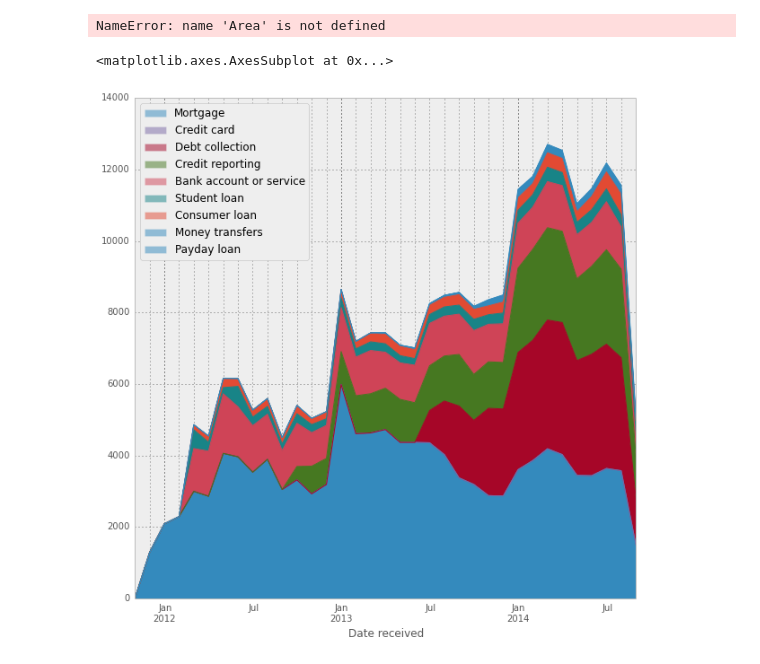
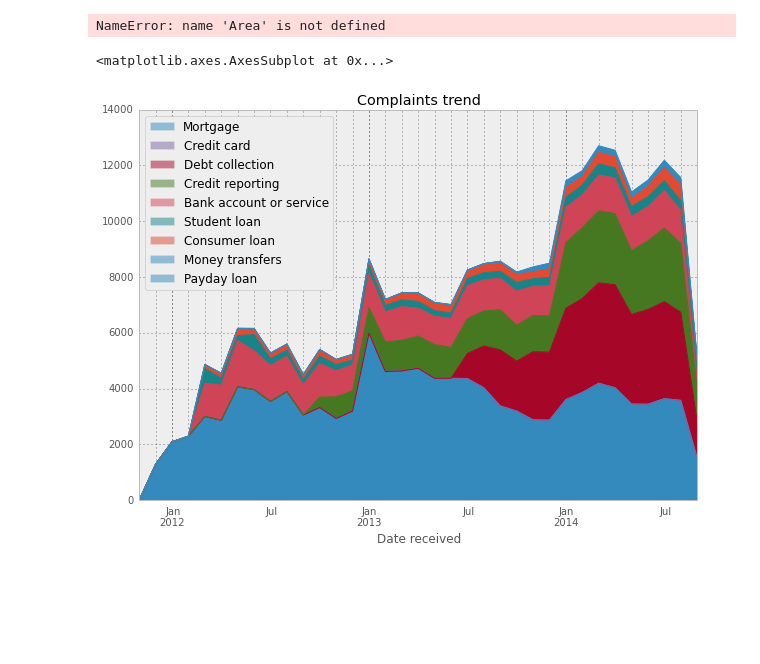
Before and after one commit to saravana76/Assignment2, a Jupyter notebook: BigData-Assignment2.ipynb, the cells around one changed output. Cells and saved outputs as stored; diff of their text form; code cells hidden in the pictures; blank space fills up the shorter version.

```diff
--- a/BigData-Assignment2.ipynb
+++ b/BigData-Assignment2.ipynb
@@ -138,18 +138,19 @@ Area['Credit card']=d[d['Product']=="Credit card"].resample('M',how=count)['Prod
 # %% [output]
 NameError: name 'Area' is not defined
 # %%
-figsize(10,10)
+# Complaints trend of different products
+figsize(10,7)
 Area=pd.DataFrame(index=d[d['Product']=="Credit card"].resample('M',how=count).index)
 Area['Mortgage']=d[d['Product']=="Mortgage"].resample('M',how=count)['Product']
 Area['Credit card ']=d[d['Product']=="Credit card "].resample('M',how=count)['Product']
 Area['Debt collection']=d[d['Product']=="Debt collection"].resample('M',how=count)['Product']
 Area['Credit reporting']=d[d['Product']=="Credit reporting"].resample('M',how=count)['Product']
 Area['Bank account or service']=d[d['Product']=="Bank account or service"].resample('M',how=count)['Product']
 Area['Student loan']=d[d['Product']=="Student loan"].resample('M',how=count)['Product']
 Area['Consumer loan']=d[d['Product']=="Consumer loan"].resample('M',how=count)['Product']
 Area['Money transfers']=d[d['Product']=="Money transfers"].resample('M',how=count)['Product']
 Area['Payday loan']=d[d['Product']=="Payday loan"].resample('M',how=count)['Product']
-Area.plot(kind="area")
+Area.plot(kind="area",title="Complaints trend")
 # %% [output]
 <matplotlib.axes.AxesSubplot at 0x...>
-[figure, old version]
+[figure, new version]
```
Also changed, not shown: parts of 1 cell of this notebook.
